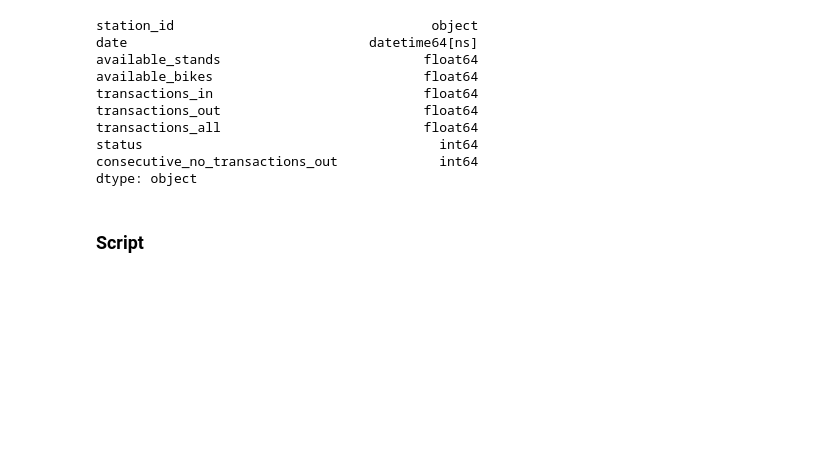
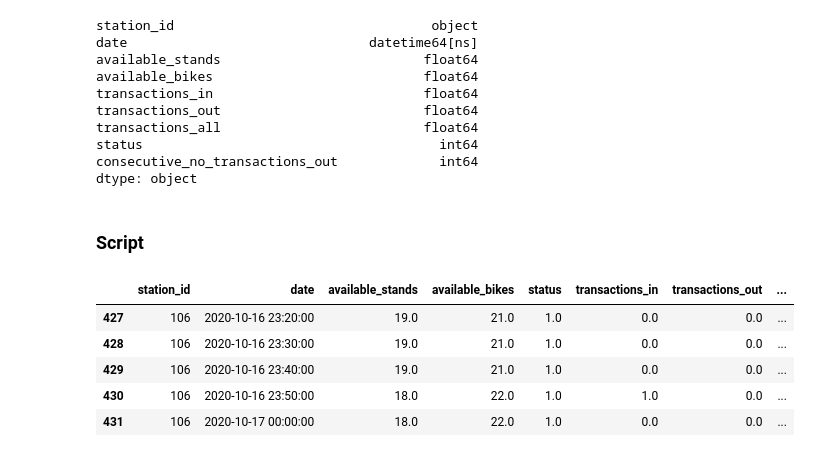
Before and after one commit to armgilles/vcub_keeper, a Jupyter notebook: notebooks/03_production/01_get_data_from_API.ipynb, the cells around one changed output. Saved outputs shown, nothing was run; the diff lists cells and outputs as text; code cells hidden in the pictures; blank space fills up the shorter version.

```diff
--- a/notebooks/03_production/01_get_data_from_API.ipynb
+++ b/notebooks/03_production/01_get_data_from_API.ipynb
@@ -258,4 +246,13 @@ station_json = get_data_from_api_by_station(station_id=station_id,
                                             stop_date=stop_date)
 
 station_df = transform_json_station_data_to_df(station_json)
+# %%
+station_df.tail()
+# %% [output]
+|  | station_id | date | available_stands | available_bikes | status | transactions_in | transactions_out | ... |
+| 427 | 106 | 2020-10-16 23:20:00 | 19.0 | 21.0 | 1.0 | 0.0 | 0.0 | ... |
+| 428 | 106 | 2020-10-16 23:30:00 | 19.0 | 21.0 | 1.0 | 0.0 | 0.0 | ... |
+| 429 | 106 | 2020-10-16 23:40:00 | 19.0 | 21.0 | 1.0 | 0.0 | 0.0 | ... |
+| 430 | 106 | 2020-10-16 23:50:00 | 18.0 | 22.0 | 1.0 | 1.0 | 0.0 | ... |
+| 431 | 106 | 2020-10-17 00:00:00 | 18.0 | 22.0 | 1.0 | 0.0 | 0.0 | ... |
 # %%
```
Also changed, not shown: parts of 10 cells of this notebook, 2 other files.
